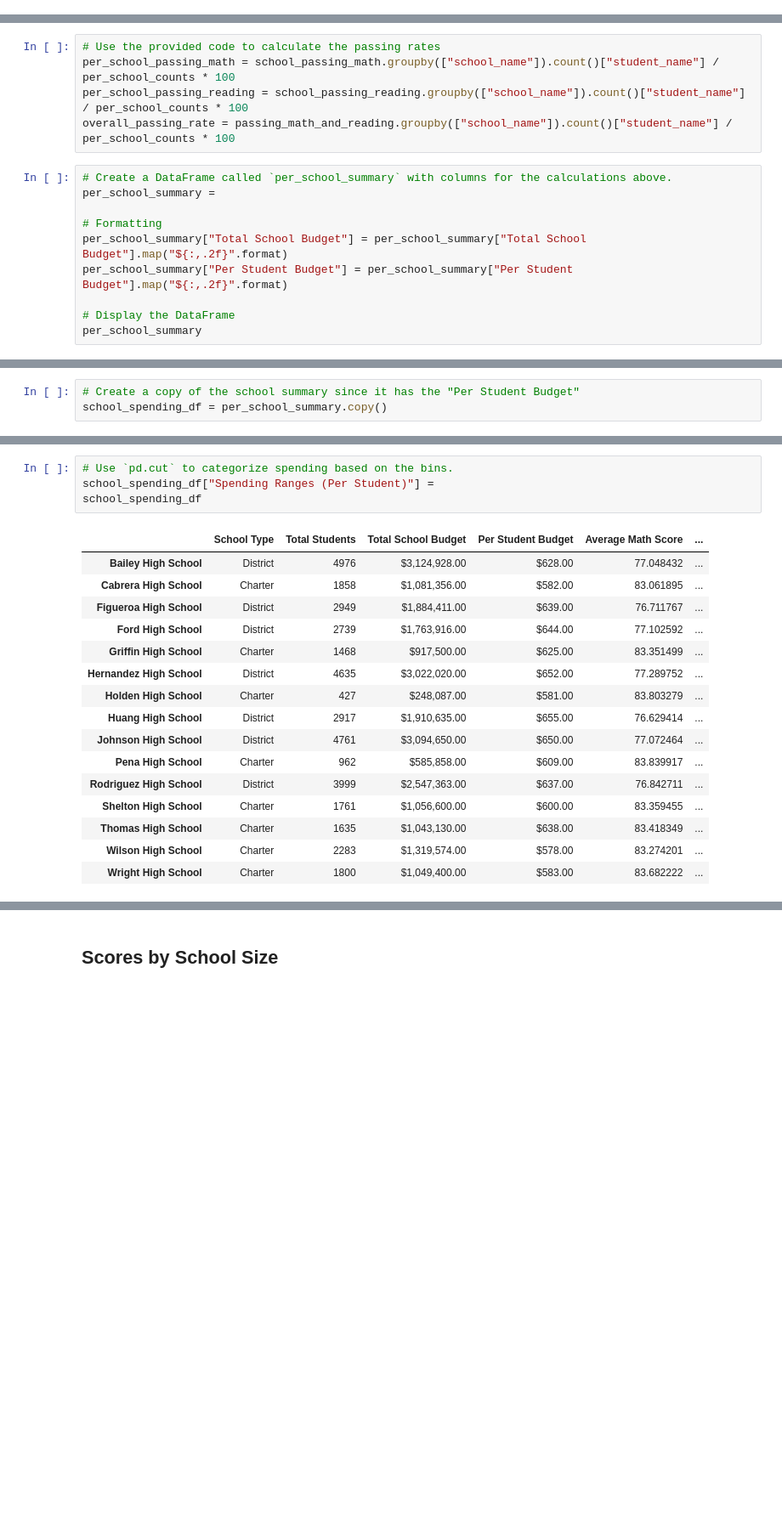
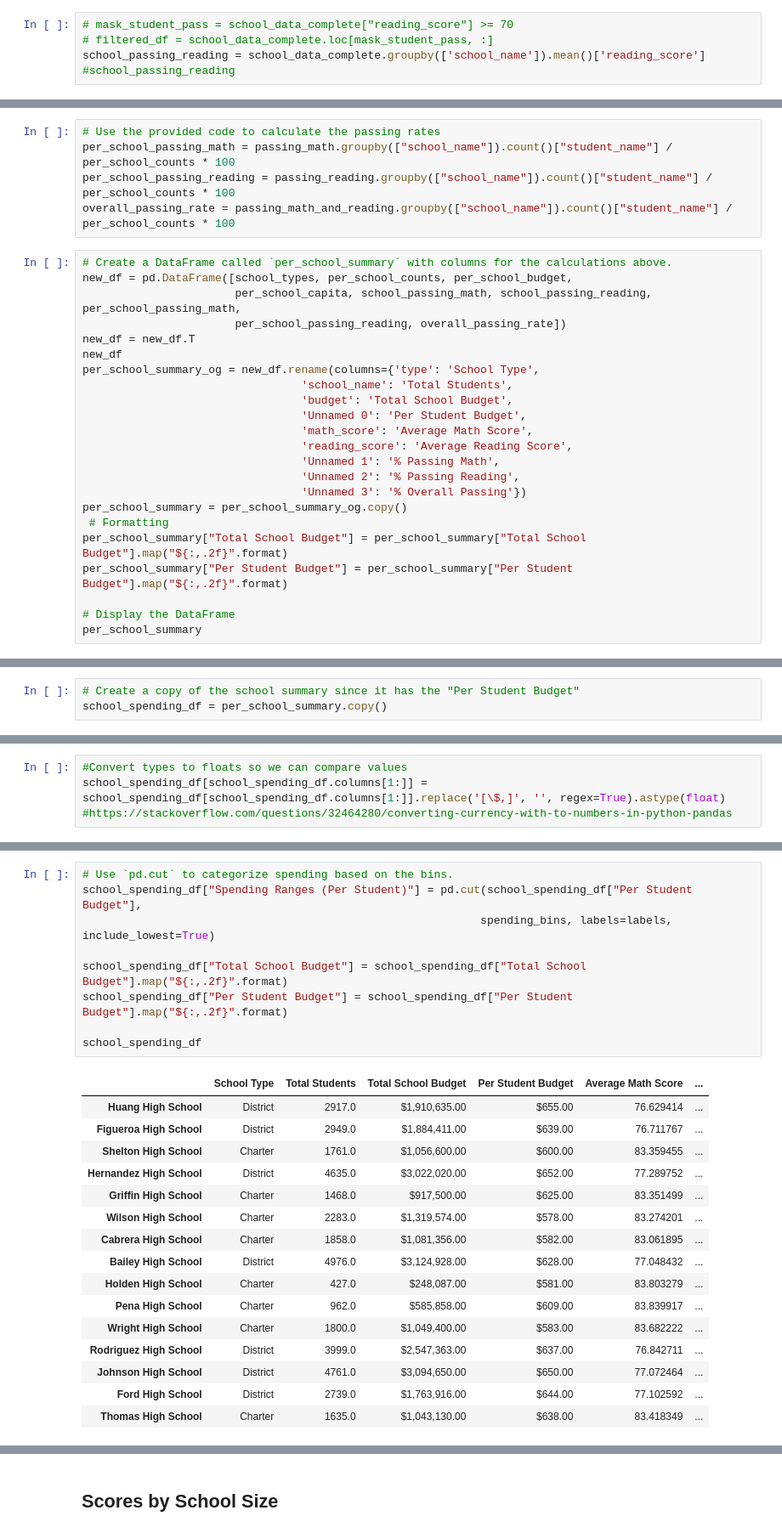
Before and after one commit to csamaro/pandas-challenge, a Jupyter notebook: PyCitySchools/PyCitySchools_starter.ipynb, the cells around one changed output, grey strips where cells are left out. Shown at 85% size. Drawn from its saved outputs; the diff is of its cells as text; blank space fills up the shorter version.

```diff
--- a/PyCitySchools/PyCitySchools_starter.ipynb
+++ b/PyCitySchools/PyCitySchools_starter.ipynb
@@ -133,3 +145,8 @@ school_passing_reading =
+# %%
+# mask_student_pass = school_data_complete["reading_score"] >= 70
+# filtered_df = school_data_complete.loc[mask_student_pass, :]
+school_passing_reading = school_data_complete.groupby(['school_name']).mean()['reading_score']
+#school_passing_reading
 # %%
 # Use the provided code to calculate the schools that passed both math and reading with scores of 70 or higher
 passing_math_and_reading = school_data_complete[
@@ -138,13 +156,26 @@ passing_math_and_reading = school_data_complete[
 # %%
 # Use the provided code to calculate the passing rates
-per_school_passing_math = school_passing_math.groupby(["school_name"]).count()["student_name"] / per_school_counts * 100
-per_school_passing_reading = school_passing_reading.groupby(["school_name"]).count()["student_name"] / per_school_counts * 100
+per_school_passing_math = passing_math.groupby(["school_name"]).count()["student_name"] / per_school_counts * 100
+per_school_passing_reading = passing_reading.groupby(["school_name"]).count()["student_name"] / per_school_counts * 100
 overall_passing_rate = passing_math_and_reading.groupby(["school_name"]).count()["student_name"] / per_school_counts * 100
 # %%
 # Create a DataFrame called `per_school_summary` with columns for the calculations above.
-per_school_summary =
-
-# Formatting
+new_df = pd.DataFrame([school_types, per_school_counts, per_school_budget,
+                       per_school_capita, school_passing_math, school_passing_reading, per_school_passing_math,
+                       per_school_passing_reading, overall_passing_rate])
+new_df = new_df.T
+new_df
+per_school_summary_og = new_df.rename(columns={'type': 'School Type',
+                                 'school_name': 'Total Students',
+                                 'budget': 'Total School Budget',
+                                 'Unnamed 0': 'Per Student Budget',
+                                 'math_score': 'Average Math Score',
+                                 'reading_score': 'Average Reading Score',
+                                 'Unnamed 1': '% Passing Math',
+                                 'Unnamed 2': '% Passing Reading',
+                                 'Unnamed 3': '% Overall Passing'})
+per_school_summary = per_school_summary_og.copy()
+ # Formatting
 per_school_summary["Total School Budget"] = per_school_summary["Total School Budget"].map("${:,.2f}".format)
 per_school_summary["Per Student Budget"] = per_school_summary["Per Student Budget"].map("${:,.2f}".format)
 
@@ -297,0 +363,4 @@ school_spending_df = per_school_summary.copy()
+# %%
+#Convert types to floats so we can compare values
+school_spending_df[school_spending_df.columns[1:]] = school_spending_df[school_spending_df.columns[1:]].replace('[\$,]', '', regex=True).astype(float)
+#https://stackoverflow.com/questions/32464280/converting-currency-with-to-numbers-in-python-pandas
@@ -298,23 +386,28 @@ school_spending_df = per_school_summary.copy()
 # %%
 # Use `pd.cut` to categorize spending based on the bins.
-school_spending_df["Spending Ranges (Per Student)"] =
+school_spending_df["Spending Ranges (Per Student)"] = pd.cut(school_spending_df["Per Student Budget"],
+                                                            spending_bins, labels=labels, include_lowest=True)
+
+school_spending_df["Total School Budget"] = school_spending_df["Total School Budget"].map("${:,.2f}".format)
+school_spending_df["Per Student Budget"] = school_spending_df["Per Student Budget"].map("${:,.2f}".format)
+
 school_spending_df
 # %% [output]
 |  | School Type | Total Students | Total School Budget | Per Student Budget | Average Math Score | ... |
-| Bailey High School | District | 4976 | $3,124,928.00 | $628.00 | 77.048432 | ... |
-| Cabrera High School | Charter | 1858 | $1,081,356.00 | $582.00 | 83.061895 | ... |
-| Figueroa High School | District | 2949 | $1,884,411.00 | $639.00 | 76.711767 | ... |
-| Ford High School | District | 2739 | $1,763,916.00 | $644.00 | 77.102592 | ... |
-| Griffin High School | Charter | 1468 | $917,500.00 | $625.00 | 83.351499 | ... |
-| Hernandez High School | District | 4635 | $3,022,020.00 | $652.00 | 77.289752 | ... |
-| Holden High School | Charter | 427 | $248,087.00 | $581.00 | 83.803279 | ... |
-| Huang High School | District | 2917 | $1,910,635.00 | $655.00 | 76.629414 | ... |
-| Johnson High School | District | 4761 | $3,094,650.00 | $650.00 | 77.072464 | ... |
-| Pena High School | Charter | 962 | $585,858.00 | $609.00 | 83.839917 | ... |
-| Rodriguez High School | District | 3999 | $2,547,363.00 | $637.00 | 76.842711 | ... |
-| Shelton High School | Charter | 1761 | $1,056,600.00 | $600.00 | 83.359455 | ... |
-| Thomas High School | Charter | 1635 | $1,043,130.00 | $638.00 | 83.418349 | ... |
-| Wilson High School | Charter | 2283 | $1,319,574.00 | $578.00 | 83.274201 | ... |
-| Wright High School | Charter | 1800 | $1,049,400.00 | $583.00 | 83.682222 | ... |
+| Huang High School | District | 2917.0 | $1,910,635.00 | $655.00 | 76.629414 | ... |
+| Figueroa High School | District | 2949.0 | $1,884,411.00 | $639.00 | 76.711767 | ... |
+| Shelton High School | Charter | 1761.0 | $1,056,600.00 | $600.00 | 83.359455 | ... |
+| Hernandez High School | District | 4635.0 | $3,022,020.00 | $652.00 | 77.289752 | ... |
+| Griffin High School | Charter | 1468.0 | $917,500.00 | $625.00 | 83.351499 | ... |
+| Wilson High School | Charter | 2283.0 | $1,319,574.00 | $578.00 | 83.274201 | ... |
+| Cabrera High School | Charter | 1858.0 | $1,081,356.00 | $582.00 | 83.061895 | ... |
+| Bailey High School | District | 4976.0 | $3,124,928.00 | $628.00 | 77.048432 | ... |
+| Holden High School | Charter | 427.0 | $248,087.00 | $581.00 | 83.803279 | ... |
+| Pena High School | Charter | 962.0 | $585,858.00 | $609.00 | 83.839917 | ... |
+| Wright High School | Charter | 1800.0 | $1,049,400.00 | $583.00 | 83.682222 | ... |
+| Rodriguez High School | District | 3999.0 | $2,547,363.00 | $637.00 | 76.842711 | ... |
+| Johnson High School | District | 4761.0 | $3,094,650.00 | $650.00 | 77.072464 | ... |
+| Ford High School | District | 2739.0 | $1,763,916.00 | $644.00 | 77.102592 | ... |
+| Thomas High School | Charter | 1635.0 | $1,043,130.00 | $638.00 | 83.418349 | ... |
 # %%
 #  Calculate averages for the desired columns.
```
Also changed, not shown: parts of 27 cells of this notebook.
